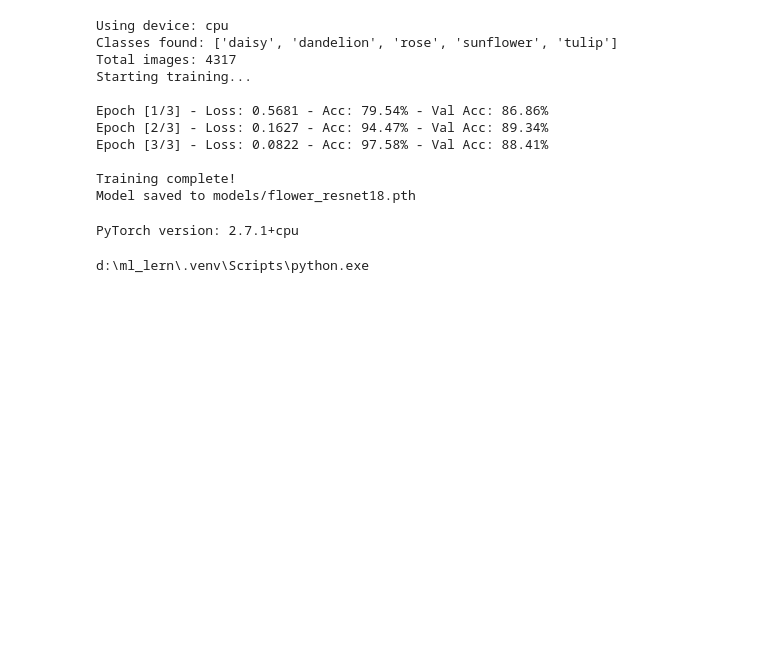
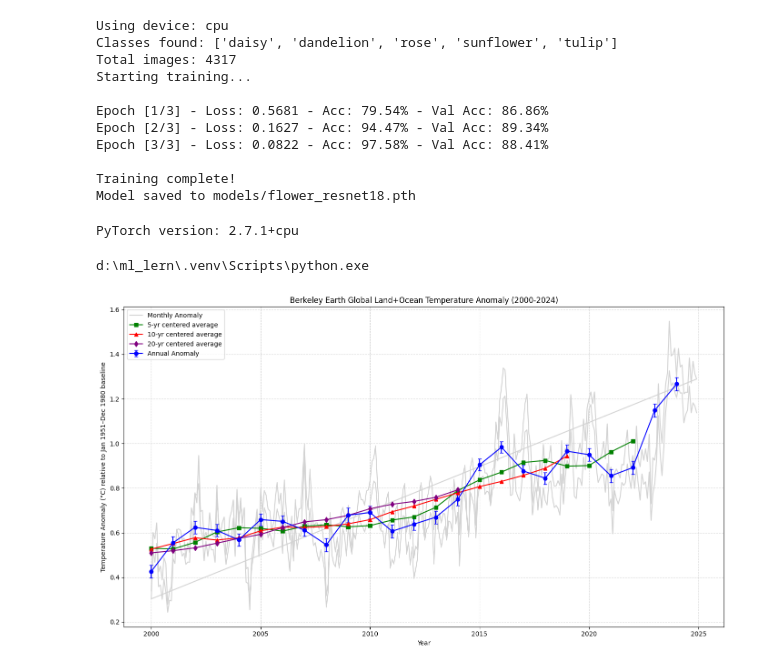
Before and after one commit to RoBiul-Hasan-Jisan/data-science-lab, a Jupyter notebook: scripts/heda.ipynb, the cells around one changed output. Drawn from its saved outputs; the diff is of its cells as text; code cells hidden in the pictures; blank space fills up the shorter version.

```diff
--- a/scripts/heda.ipynb
+++ b/scripts/heda.ipynb
@@ -156,3 +156,82 @@ import sys
 print(sys.executable)
 # %% [output]
 d:\ml_lern\.venv\Scripts\python.exe
+# %%
+import pandas as pd
+import matplotlib.pyplot as plt
+from io import StringIO
+import requests
+
+# ----- Step 1: Download Data -----
+url = "https://berkeley-earth-temperature.s3.us-west-1.amazonaws.com/Global/Land_and_Ocean_complete.txt"
+resp = requests.get(url)
+resp.raise_for_status()
+text = resp.text
+
+# ----- Step 2: Parse Data -----
+# skip commented lines
+lines = [l for l in text.splitlines() if not l.startswith('%') and l.strip() != ""]
+# the header line we want is the first after comments
+# We know columns: Year, Month, Anomaly, Unc., Annual Anomaly, Annual Unc., Five-year, Five-year unc, Ten-yr, Ten-yr unc, Twenty-yr, Twenty-yr unc
+header = ["Year","Month",
+          "Monthly_Anomaly","Monthly_Uncertainty",
+          "Annual_Anomaly","Annual_Uncertainty",
+          "FiveYr_Anomaly","FiveYr_Uncertainty",
+          "TenYr_Anomaly","TenYr_Uncertainty",
+          "TwentyYr_Anomaly","TwentyYr_Uncertainty"]
+data = []
+for ln in lines:
+    parts = ln.split()
+    if len(parts) >= 12:
+        # take first 12 fields
+        try:
+            row = [int(parts[0]), int(parts[1])] + [float(parts[i]) for i in range(2,12)]
+            data.append(row)
+        except ValueError:
+            # skip malformed line
+            continue
+
+df = pd.DataFrame(data, columns=header)
+
+# ----- Step 3: Filter for 2000-2024 -----
+df2 = df[(df["Year"] >= 2000) & (df["Year"] <= 2024)]
+
+# ----- Step 4: Plotting -----
+plt.figure(figsize=(14,8))
+
+# Monthly anomaly
+plt.plot(df2["Year"] + (df2["Month"]-1)/12.0, df2["Monthly_Anomaly"], color='lightgrey', label="Monthly Anomaly")
+
+# Annual average
+# We need to compute or use the "Annual_Anomaly" values reported (which appear in data per month but duplicate per month for same year)
+annual = df2.groupby("Year").agg({
+    "Annual_Anomaly":"mean",
+    "Annual_Uncertainty":"mean"
+}).reset_index()
+plt.errorbar(annual["Year"], annual["Annual_Anomaly"], yerr=annual["Annual_Uncertainty"],
+             fmt='-o', capsize=3, label="Annual Anomaly", color='blue')
+
+# 5-year moving average
+# The dataset already gives a 5-yr centered average per month; we can sample yearly by taking the record for, say, June (month=6) each year
+# But simpler: group by Year, take mean of the FiveYr_Anomaly
+five = df2.groupby("Year").agg({"FiveYr_Anomaly":"mean"}).reset_index()
+plt.plot(five["Year"], five["FiveYr_Anomaly"], '-s', label="5-yr centered average", color='green')
+
+# 10-yr moving average
+ten = df2.groupby("Year").agg({"TenYr_Anomaly":"mean"}).reset_index()
+plt.plot(ten["Year"], ten["TenYr_Anomaly"], '-^', label="10-yr centered average", color='red')
+
+# 20-yr moving average
+twenty = df2.groupby("Year").agg({"TwentyYr_Anomaly":"mean"}).reset_index()
+plt.plot(twenty["Year"], twenty["TwentyYr_Anomaly"], '-d', label="20-yr centered average", color='purple')
+
+# Formatting
+plt.title("Berkeley Earth Global Land+Ocean Temperature Anomaly (2000-2024)")
+plt.xlabel("Year")
+plt.ylabel("Temperature Anomaly (°C) relative to Jan 1951–Dec 1980 baseline")
+plt.legend()
+plt.grid(True, linestyle='--', alpha=0.5)
+plt.tight_layout()
+plt.show()
+# %% [output]
+[figure, added]
```
Also changed, not shown: parts of 8 cells of this notebook, 2 other files.
